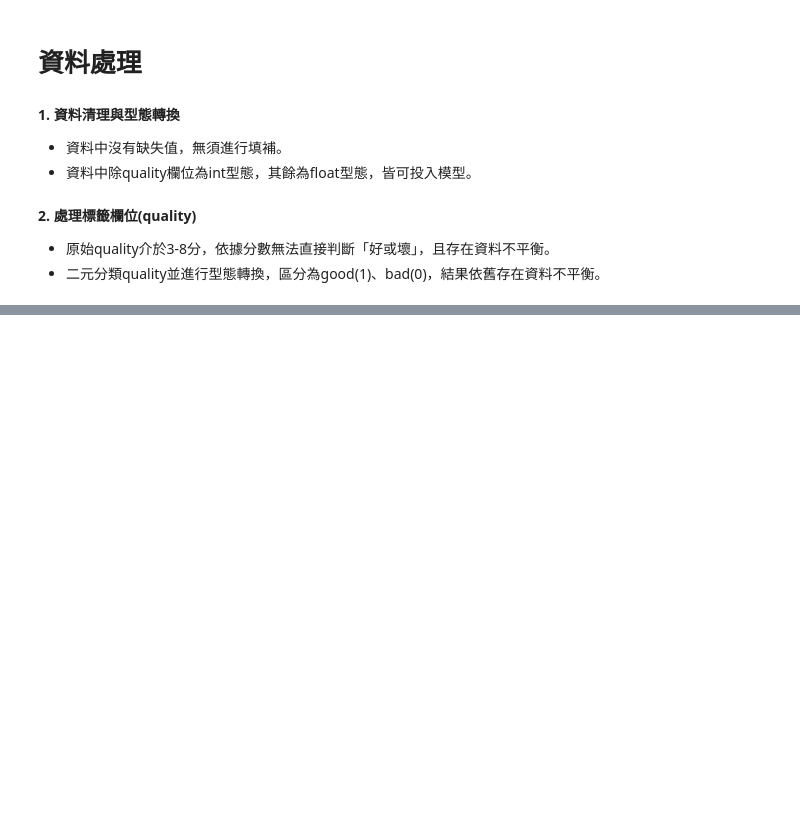
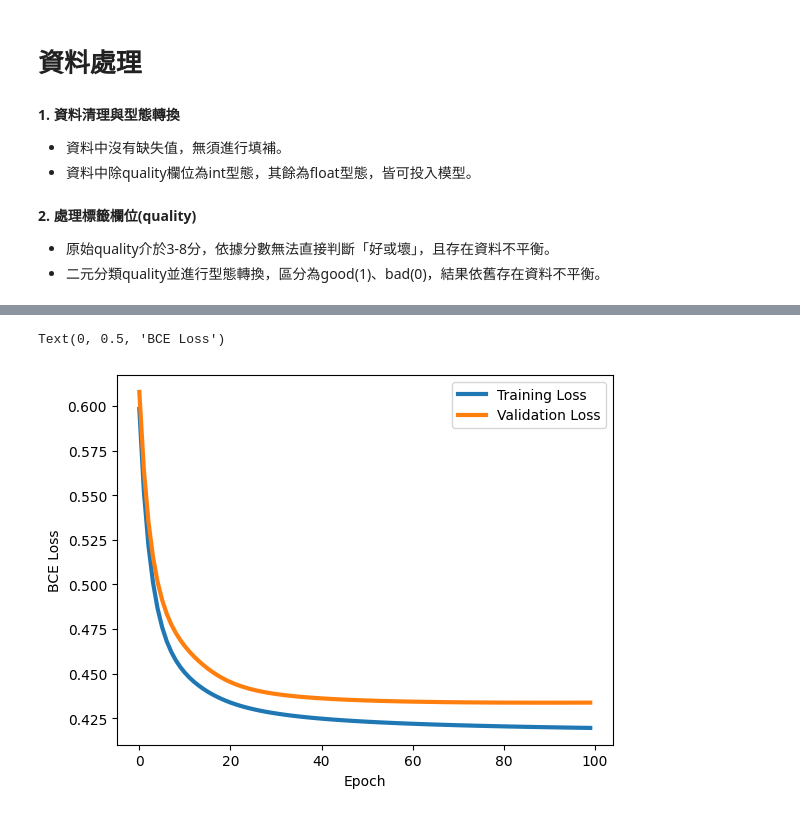
Before and after one commit to eva509/Prediction-of-quality-of-Wine, a Jupyter notebook: 專題實作｜紅酒品質預測.ipynb, the cells around one changed output, grey strips where cells are left out. Saved outputs shown, nothing was run; the diff lists cells and outputs as text; code cells hidden in the pictures; blank space fills up the shorter version.

Commit message:
模型分析、超參數調整、嘗試PyTorch和TensorFlow

```diff
--- a/專題實作｜紅酒品質預測.ipynb
+++ b/專題實作｜紅酒品質預測.ipynb
@@ -143,8 +128,7 @@ sns.countplot(data=df, x='quality', palette='coolwarm')
 # %%
 # 資料正規化 - Standardize
 from sklearn.preprocessing import StandardScaler
-df_stan = df.copy()
 
 scaler = StandardScaler()
-feature_columns = df_stan.columns.difference(["quality"])
-df_stan[feature_columns] = scaler.fit_transform(df_stan[feature_columns])
+feature_columns = df.columns.difference(["quality"])
+df[feature_columns] = scaler.fit_transform(df[feature_columns])
@@ -191,16 +165,0 @@ df_max_min[feature_columns] = scaler.fit_transform(df_max_min[feature_columns])
-# %%
-# 模型分析與評估
-from sklearn.model_selection import train_test_split
-from sklearn.ensemble import RandomForestClassifier
-from sklearn.model_selection import cross_val_score
-
-# 拆分訓練集與測試集
-X = df_max_min.drop('quality', axis = 1)
-y = df_max_min['quality']
-X_train, X_test, y_train, y_test = train_test_split(X, y, test_size = 0.2, random_state = 42)
-
-# 使用隨機樹分類模型，並交叉驗證評估模型訓練結果
-rfc = RandomForestClassifier(n_estimators=200)
-max_min_rfc_eval = cross_val_score(estimator = rfc, X = X_train, y = y_train, cv = 5)
-print(max_min_rfc_eval)
-print(max_min_rfc_eval.mean())
@@ -230,0 +235,9 @@ com_normalization
+# %%
+# 切割訓練集、測驗集
+from sklearn.model_selection import train_test_split
+X_train,X_test,y_train,y_test = train_test_split(X_train,y_train,test_size=0.2)
+# %%
+# TensorFlow
+import tensorflow as tf
+y_train_onehot = tf.keras.utils.to_categorical(y_train,num_classes=2)
+y_test_onehot = tf.keras.utils.to_categorical(y_test,num_classes=2)
@@ -230,0 +303,11 @@ com_normalization
+# %%
+# 視覺化呈現結果
+import matplotlib.pyplot as plt
+plt.plot(loss_list, linewidth=3)
+plt.plot(test_loss_list, linewidth=3)
+plt.legend(('Training Loss','Validation Loss'))
+plt.xlabel('Epoch')
+plt.ylabel('BCE Loss')
+# %% [output]
+Text(0, 0.5, 'BCE Loss')
+[figure, added]
```
Also changed, not shown: parts of 20 cells of this notebook.
